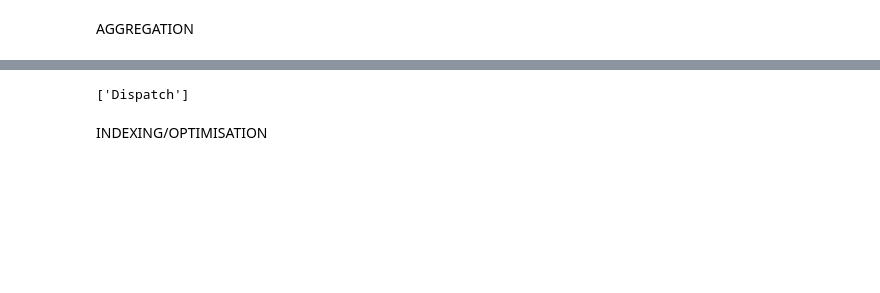
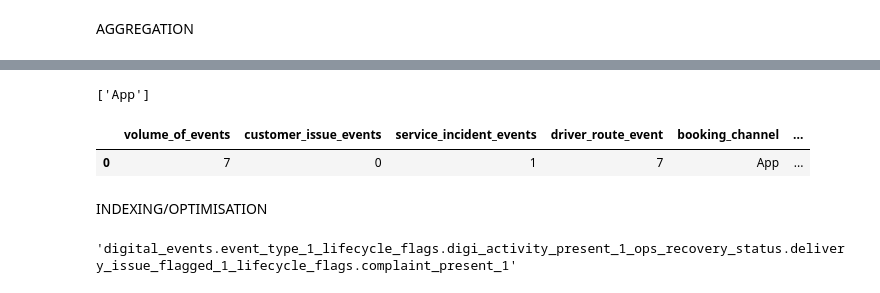
Before and after one commit to hobbsandbobs-dotcom/Analytics-Coursework, a Jupyter notebook: 4_Mongo_DB_Section.ipynb, the cells around one changed output, grey strips where cells are left out. Saved outputs shown, nothing was run; the diff lists cells and outputs as text; code cells hidden in the pictures; blank space fills up the shorter version.

```diff
--- a/4_Mongo_DB_Section.ipynb
+++ b/4_Mongo_DB_Section.ipynb
@@ -34,7 +32,7 @@ client.admin.command("ping")
 # %% [output]
 {'ok': 1}
 # %%
-db = client["northstar_operational_interactions"]
+db = hosting["northstar_operational_interactions"]
 
 #Naming the MongoDB database
 # %%
@@ -447,13 +449,23 @@ integrated_services_coll.update_one(
 
             "observations_from_incident": {
 
-                "note_type": "Service escalation",
+                "priority":
+                "Critical",
+
+                "immediate_actions":
+                "Call customer",
+
+                "note_type":
+                "Service escalation",
 
                 "description":
-                    "A customer recovery assessment was undertaken due to a detection of disruption.",
+                    "Assessment was undertaken due to a detection of disruption.",
 
-                "resolution_team":
-                    "NorthStar Support Team"
+                "resolution_owner":
+                    "IT Team",
+
+                "name":
+                    "John Doe"
 
             }
         }
@@ -485,10 +497,12 @@ integrated_services_coll.update_one(
 
             "ops_recovery_status.recovery_support_needed": True,
 
+            "ops_recovery_status.escalation_required_slt": True,
+
             "ops_recovery_status.delivery_issue_flagged": True,
 
             "ops_recovery_status.recovery_review_reason":
-                "Operational lifecycle escalation triggered following service disruption investigation."
+                "Service issue: triggered escalation."
         }
     }
 )
@@ -643,6 +759,27 @@ df["recovery_percentage"].max()
 # %%
-integrated_services_coll.distinct("infrastructure_hub.hub_type")
+integrated_services_coll.distinct(
+    "order.booking_channel"
+)
 # %% [output]
-['Dispatch']
+['App']
+# %%
+digital_master_dataset = pd.DataFrame(
+    performance_outputs
+)
+
+digital_master_dataset = digital_master_dataset.sort_values(
+
+    by=[
+        "service_incident_events",
+        "amt_customer_issue"
+    ],
+
+    ascending=False
+)
+
+digital_master_dataset
+# %% [output]
+|  | volume_of_events | customer_issue_events | service_incident_events | driver_route_event | booking_channel | ... |
+| 0 | 7 | 0 | 1 | 7 | App | ... |
 # %% [markdown]
 INDEXING/OPTIMISATION
@@ -648,0 +812,4 @@ INDEXING/OPTIMISATION
+# %%
+monitoring_lifecycle_indx
+# %% [output]
+'digital_events.event_type_1_lifecycle_flags.digi_activity_present_1_ops_recovery_status.delivery_issue_flagged_1_lifecycle_flags.complaint_present_1'
```
Also changed, not shown: parts of 28 cells of this notebook.
